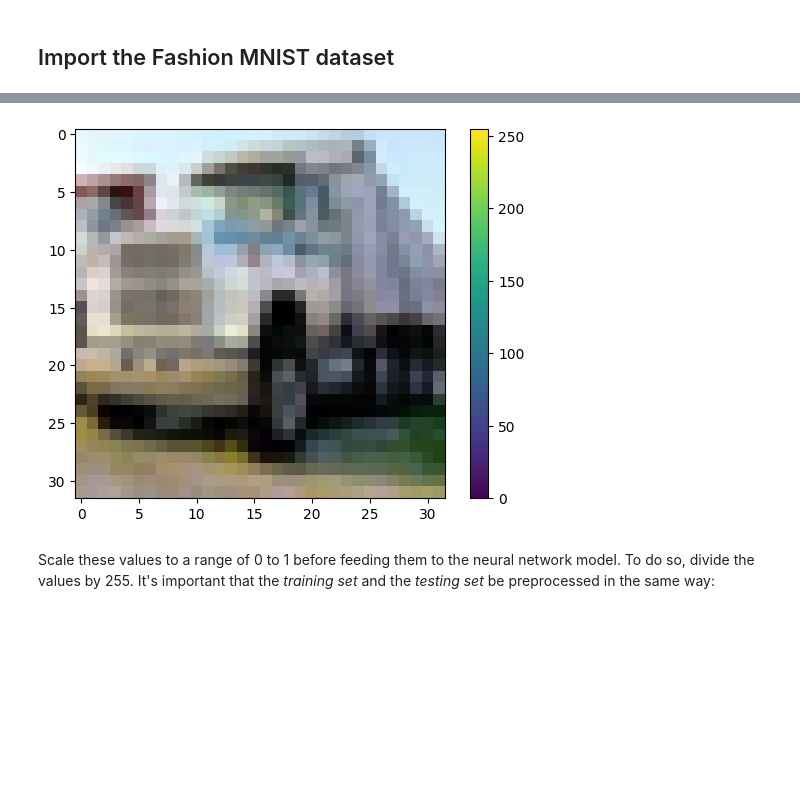
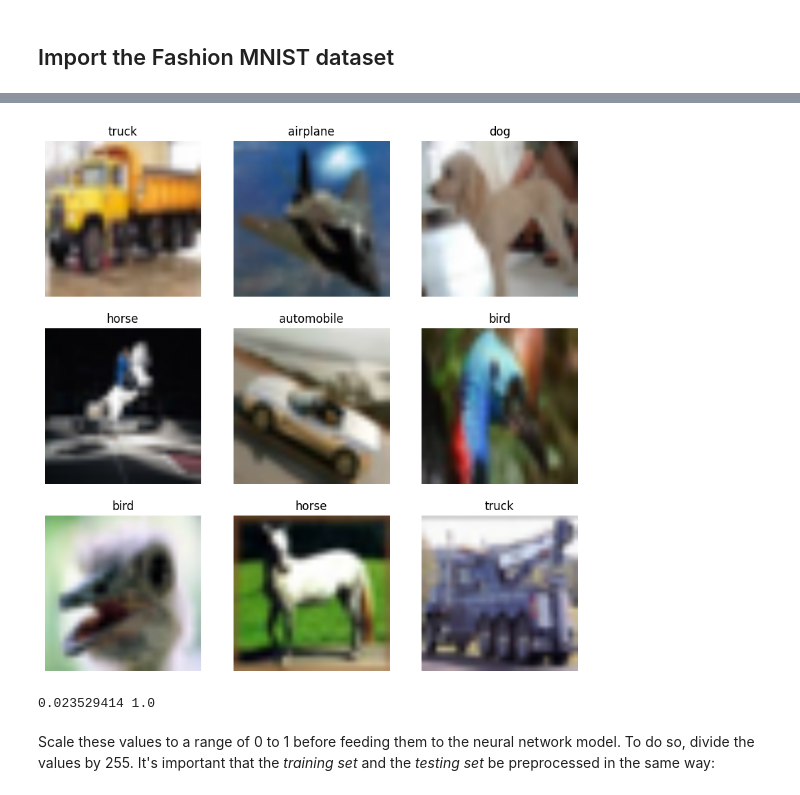
Before and after one commit to alon1samuel/various_classifications, a Jupyter notebook: classify_local_cifar.ipynb, the cells around one changed output, grey strips where cells are left out. Drawn from its saved outputs; the diff is of its cells as text; code cells hidden in the pictures; blank space fills up the shorter version.

Commit message:
adding photos of cifar to readme

```diff
--- a/classify_local_cifar.ipynb
+++ b/classify_local_cifar.ipynb
@@ -93,8 +93,9 @@ This guide uses Fashion MNIST for variety, and because it's a slightly more chal
 
 Here, 60,000 images are used to train the network and 10,000 images to evaluate how accurately the network learned to classify images. You can access the Fashion MNIST directly from TensorFlow. Import and [load the Fashion MNIST data](https://www.tensorflow.org/api_docs/python/tf/keras/datasets/fashion_mnist/load_data) directly from TensorFlow:
 # %%
-import tensorflow_datasets as tfds
+from pathlib import Path
 
-cifar_data_path = 'data/cifar-10/raw/tfds'
+cifar_data_path = Path('data/cifar-10/raw/tfds')
+input_shape = (256, 256, 3)
 
-builder = tfds.folder_dataset.ImageFolder(cifar_data_path)
+# builder = tfds.folder_dataset.ImageFolder(cifar_data_path)
@@ -110,7 +109,14 @@ builder = tfds.folder_dataset.ImageFolder(cifar_data_path)
 #  https://www.tensorflow.org/api_docs/python/tf/keras/preprocessing/image_dataset_from_directory
 
 
-ds_all_dict = builder.as_dataset()
-assert isinstance(ds_all_dict, dict)
-print(ds_all_dict.keys())  # ==> ['test', 'train', 'unsupervised']
+train_ds = tf.keras.utils.image_dataset_from_directory(
+  cifar_data_path / 'train',
+  seed=123,
+  image_size=input_shape[:-1],
+  )
+test_ds = tf.keras.utils.image_dataset_from_directory(
+  cifar_data_path / 'test',
+  seed=123,
+  image_size=input_shape[:-1],
+  )
 # %% [output]
@@ -238,9 +181,13 @@ array([[[231, 248, 255],
-# %%
-for elem in train.take(1):
-    plt.figure()
-    plt.imshow(elem['image'])
-    plt.colorbar()
-    plt.grid(False)
-    plt.show()
-# %% [output]
-[figure, removed]
+# %%
+import matplotlib.pyplot as plt
+
+plt.figure(figsize=(10, 10))
+for images, labels in train_ds.take(1):
+  for i in range(9):
+    ax = plt.subplot(3, 3, i + 1)
+    plt.imshow(images[i].numpy().astype("uint8"))
+    plt.title(class_names[labels[i]])
+    plt.axis("off")
+plt.savefig('data/docs/cifar10.png')
+# %% [output]
+[figure, added]
@@ -246,0 +196,8 @@ for elem in train.take(1):
+# %%
+normalized_ds = train_ds.map(lambda x, y: (normalization_layer(x), y))
+image_batch, labels_batch = next(iter(normalized_ds))
+first_image = image_batch[0]
+# Notice the pixel values are now in `[0,1]`.
+print(np.min(first_image), np.max(first_image))
+# %% [output]
+0.023529414 1.0
```
Also changed, not shown: parts of 26 cells of this notebook, 1 other file.
